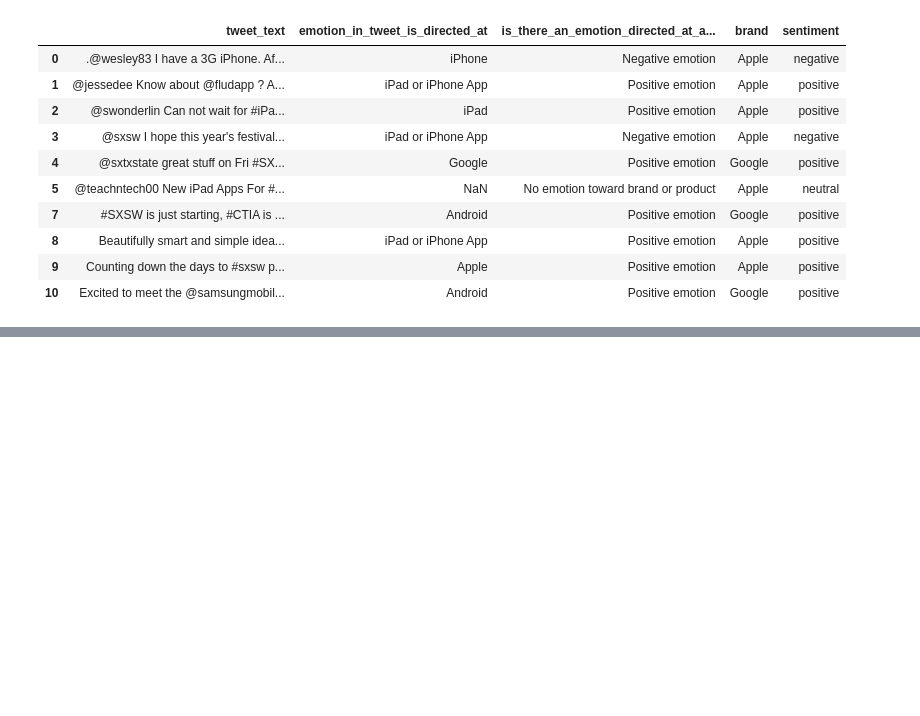
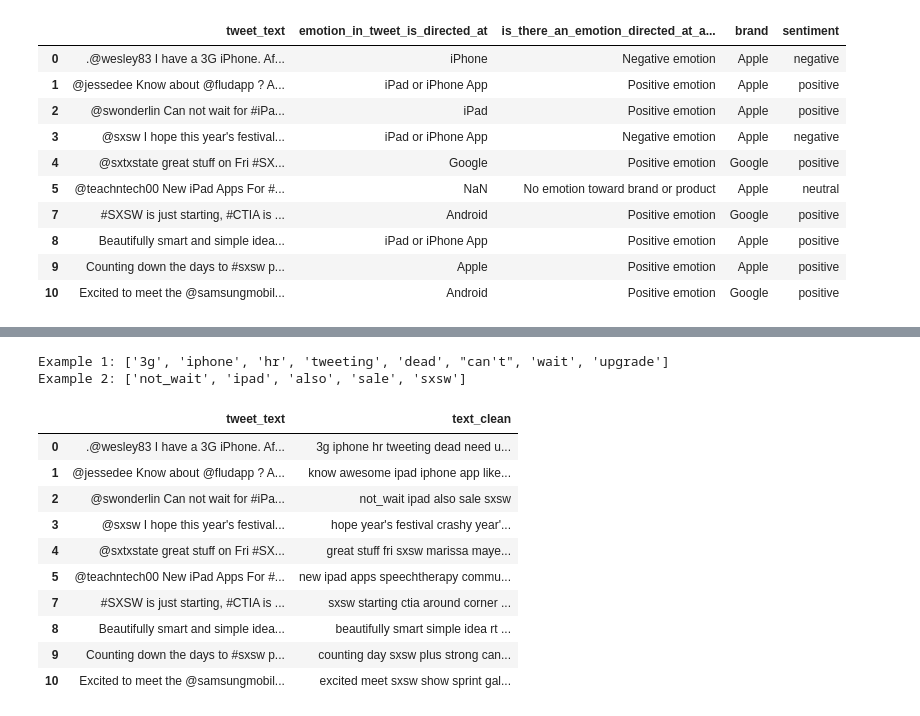
Before and after one commit to g-eez/dsc-phase-4-project, a Jupyter notebook: notebook2.ipynb, the cells around one changed output, grey strips where cells are left out. Saved outputs shown, nothing was run; the diff lists cells and outputs as text; code cells hidden in the pictures; blank space fills up the shorter version.

Commit message:
tokenization and feature engineering

```diff
--- a/notebook2.ipynb
+++ b/notebook2.ipynb
@@ -270,0 +298,69 @@ Sample entities:
+# %%
+# Regex pattern: allow words with letters, numbers, and apostrophes
+token_pattern = re.compile(r"\b[a-zA-Z0-9][a-zA-Z0-9']*\b")
+
+stop_words = set(stopwords.words("english")) - {"not", "no", "nor"}
+# keep negation words
+
+def custom_tokenizer(text):
+    # Lowercase
+    text = str(text).lower()
+
+    # Remove URLs and mentions
+    text = re.sub(r"http\S+|www\S+|https\S+", "", text)
+    text = re.sub(r"@\w+", "", text)
+
+    # Remove hashtags (#love → love)
+    text = re.sub(r"#", "", text)
+
+    # Extract tokens (words, numbers, contractions)
+    tokens = token_pattern.findall(text)
+
+    # Handle negations: join "not X" into "not_x"
+    processed_tokens = []
+    skip_next = False
+    for i, tok in enumerate(tokens):
+        if skip_next:
+            skip_next = False
+            continue
+        if tok == "not" and i+1 < len(tokens):
+            processed_tokens.append(f"not_{tokens[i+1]}")
+            skip_next = True
+        else:
+            processed_tokens.append(tok)
+
+    # Remove stopwords and lemmatize
+    tokens = [
+        lemmatizer.lemmatize(t)
+        for t in processed_tokens
+        if t not in stop_words and len(t) > 1
+    ]
+
+    return tokens
+
+# Test examples
+ex1 = ".@wesley83 I have a 3G iPhone. After 3 hrs tweeting at #RISE_Austin, it was dead! I can't wait to upgrade."
+ex2 = "@swonderlin Can not wait for #iPad 2 also. They should sale them down at #SXSW."
+
+print("Example 1:", custom_tokenizer(ex1))
+print("Example 2:", custom_tokenizer(ex2))
+
+# Apply updated tokenizer to dataset
+df_clean["tokens"] = df_clean["tweet_text"].apply(custom_tokenizer)
+df_clean["text_clean"] = df_clean["tokens"].apply(lambda x: " ".join(x))
+
+df_clean[["tweet_text", "text_clean"]].head(10)
+# %% [output]
+Example 1: ['3g', 'iphone', 'hr', 'tweeting', 'dead', "can't", 'wait', 'upgrade']
+Example 2: ['not_wait', 'ipad', 'also', 'sale', 'sxsw']
+|  | tweet_text | text_clean |
+| 0 | .@wesley83 I have a 3G iPhone. Af... | 3g iphone hr tweeting dead need u... |
+| 1 | @jessedee Know about @fludapp ? A... | know awesome ipad iphone app like... |
+| 2 | @swonderlin Can not wait for #iPa... | not_wait ipad also sale sxsw |
+| 3 | @sxsw I hope this year's festival... | hope year's festival crashy year'... |
+| 4 | @sxtxstate great stuff on Fri #SX... | great stuff fri sxsw marissa maye... |
+| 5 | @teachntech00 New iPad Apps For #... | new ipad apps speechtherapy commu... |
+| 7 | #SXSW is just starting, #CTIA is ... | sxsw starting ctia around corner ... |
+| 8 | Beautifully smart and simple idea... | beautifully smart simple idea rt ... |
+| 9 | Counting down the days to #sxsw p... | counting day sxsw plus strong can... |
+| 10 | Excited to meet the @samsungmobil... | excited meet sxsw show sprint gal... |
```
Also changed, not shown: parts of 6 cells of this notebook.
